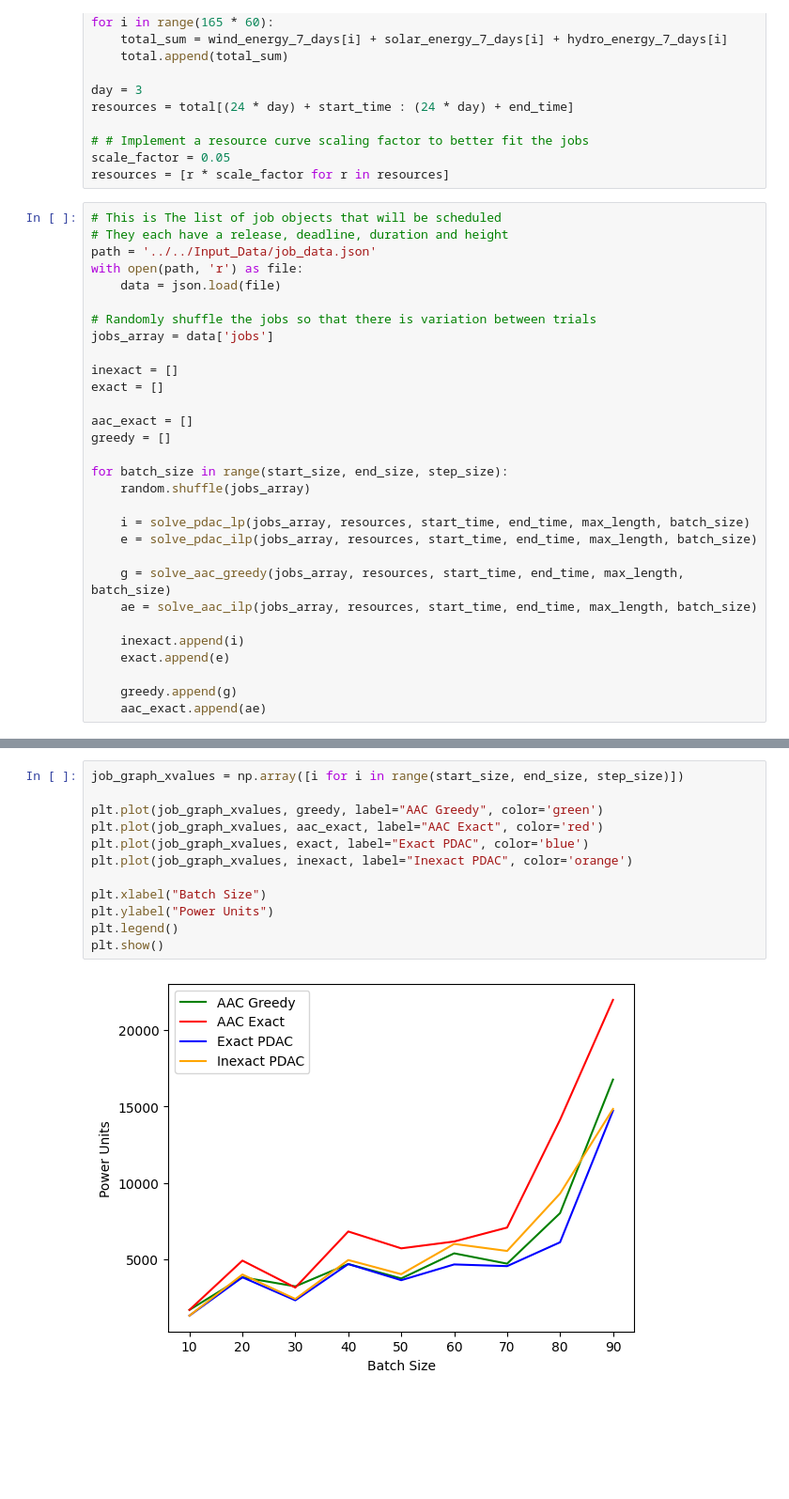
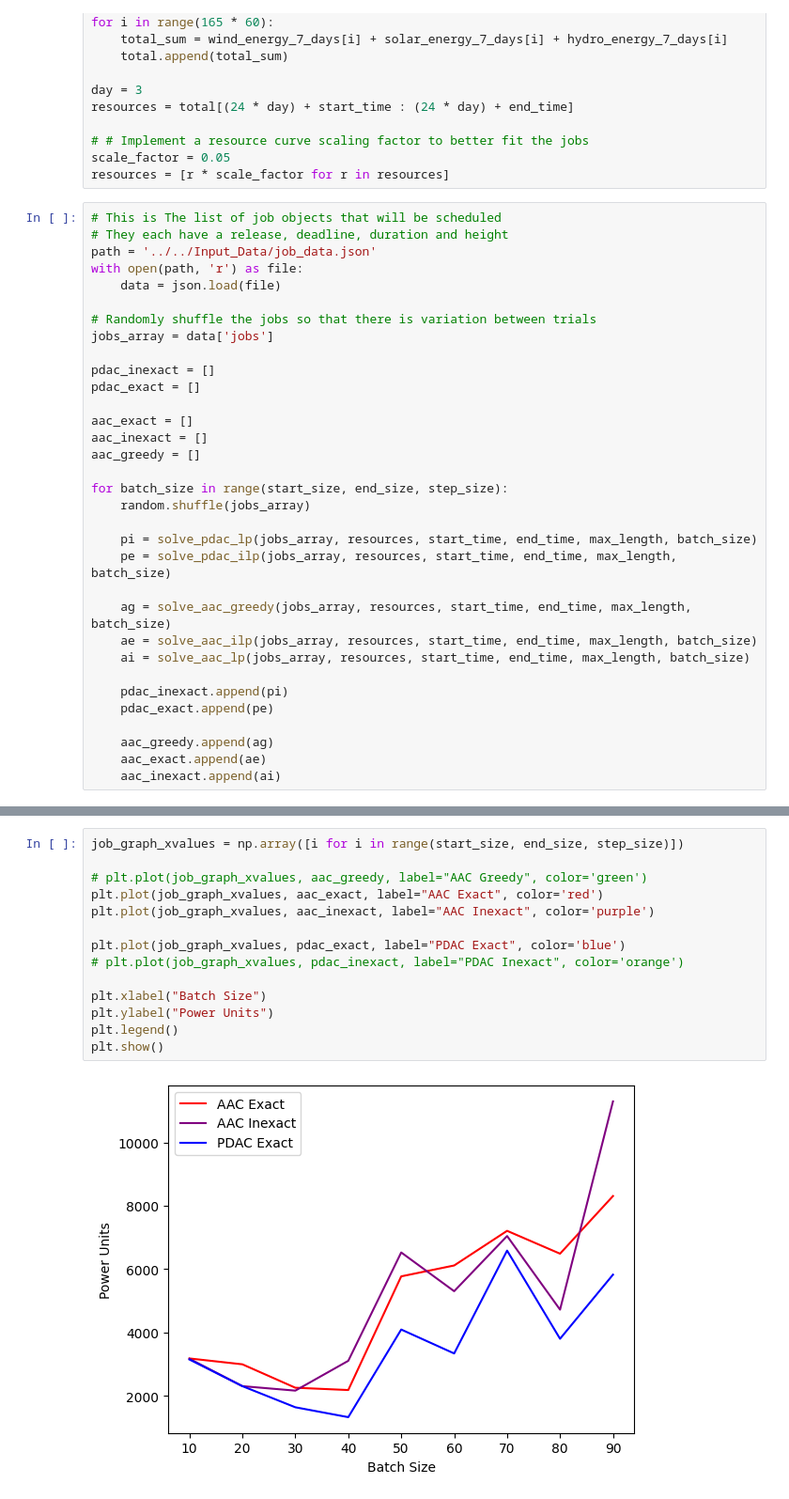
Before and after one commit to calebtheeardley/PeakDemanMinimizationAboveAResourceCurve, a Jupyter notebook: Code/Data Visualization/comparison.ipynb, the cells around one changed output, grey strips where cells are left out. Shown: that part at 94% size. Drawn from its saved outputs; the diff is of its cells as text; blank space fills up the shorter version.

```diff
--- a/Code/Data Visualization/comparison.ipynb
+++ b/Code/Data Visualization/comparison.ipynb
@@ -72,23 +74,26 @@ with open(path, 'r') as file:
 # Randomly shuffle the jobs so that there is variation between trials
 jobs_array = data['jobs']
 
-inexact = []
-exact = []
+pdac_inexact = []
+pdac_exact = []
 
 aac_exact = []
-greedy = []
+aac_inexact = []
+aac_greedy = []
 
 for batch_size in range(start_size, end_size, step_size):
     random.shuffle(jobs_array)
 
-    i = solve_pdac_lp(jobs_array, resources, start_time, end_time, max_length, batch_size)
-    e = solve_pdac_ilp(jobs_array, resources, start_time, end_time, max_length, batch_size)
+    pi = solve_pdac_lp(jobs_array, resources, start_time, end_time, max_length, batch_size)
+    pe = solve_pdac_ilp(jobs_array, resources, start_time, end_time, max_length, batch_size)
 
-    g = solve_aac_greedy(jobs_array, resources, start_time, end_time, max_length, batch_size)
+    ag = solve_aac_greedy(jobs_array, resources, start_time, end_time, max_length, batch_size)
     ae = solve_aac_ilp(jobs_array, resources, start_time, end_time, max_length, batch_size)
+    ai = solve_aac_lp(jobs_array, resources, start_time, end_time, max_length, batch_size)
 
-    inexact.append(i)
-    exact.append(e)
+    pdac_inexact.append(pi)
+    pdac_exact.append(pe)
 
-    greedy.append(g)
+    aac_greedy.append(ag)
     aac_exact.append(ae)
+    aac_inexact.append(ai)
@@ -114,14 +100,16 @@ end solve
 # %%
 job_graph_xvalues = np.array([i for i in range(start_size, end_size, step_size)])
 
-plt.plot(job_graph_xvalues, greedy, label="AAC Greedy", color='green')
+# plt.plot(job_graph_xvalues, aac_greedy, label="AAC Greedy", color='green')
 plt.plot(job_graph_xvalues, aac_exact, label="AAC Exact", color='red')
-plt.plot(job_graph_xvalues, exact, label="Exact PDAC", color='blue')
-plt.plot(job_graph_xvalues, inexact, label="Inexact PDAC", color='orange')
+plt.plot(job_graph_xvalues, aac_inexact, label="AAC Inexact", color='purple')
+
+plt.plot(job_graph_xvalues, pdac_exact, label="PDAC Exact", color='blue')
+# plt.plot(job_graph_xvalues, pdac_inexact, label="PDAC Inexact", color='orange')
 
 plt.xlabel("Batch Size")
 plt.ylabel("Power Units")
 plt.legend()
 plt.show()
 # %% [output]
-[figure, old version]
+[figure, new version]
```
Also changed, not shown: parts of 2 cells of this notebook, 1 other file.
